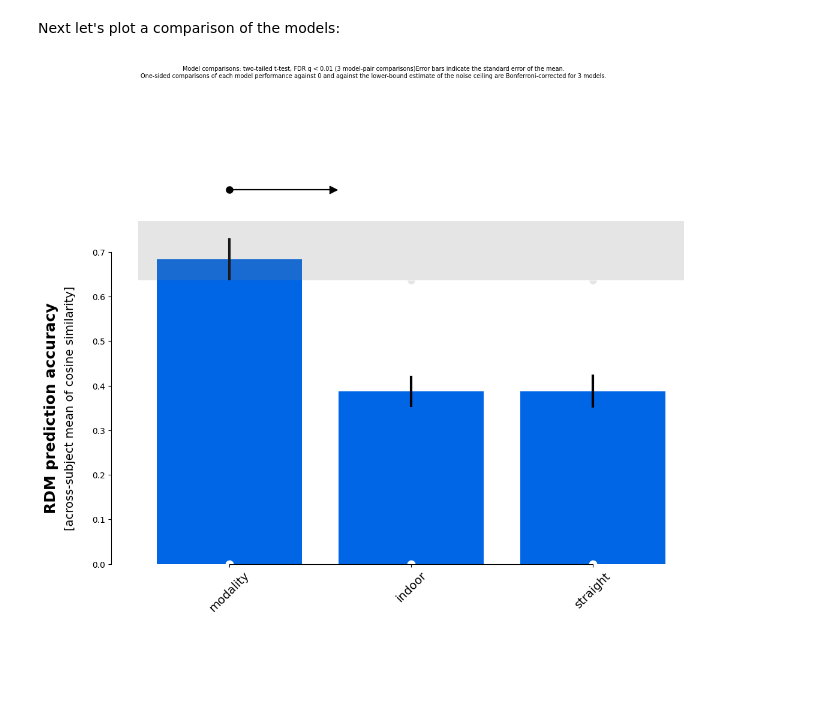
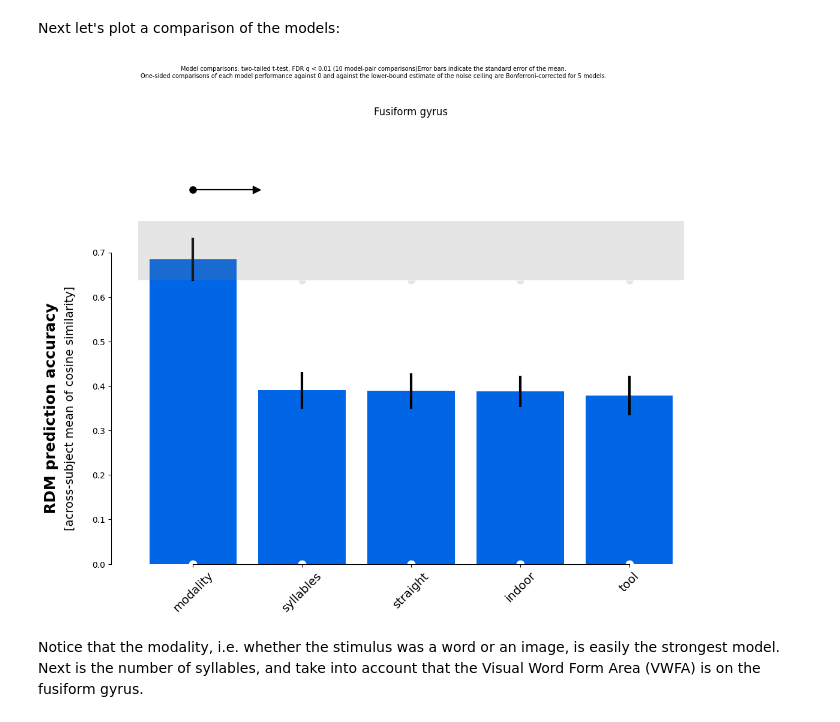
Before and after one commit to rsagroup/rsatoolbox, a Jupyter notebook: demos/demo_fmri_patterns.ipynb, the cells around one changed output. Saved outputs shown, nothing was run; the diff lists cells and outputs as text; code cells hidden in the pictures; blank space fills up the shorter version.

Commit message:
patterns demo instructions

```diff
--- a/demos/demo_fmri_patterns.ipynb
+++ b/demos/demo_fmri_patterns.ipynb
@@ -37,8 +62,6 @@ Loading..
 # %%
-
 subjects = metadata['subjects']
 conditions = metadata['conditions']
-dof = metadata['degrees_of_freedom']
+degrees_of_freedom = metadata['degrees_of_freedom']
 N_RUNS = 6
 subjects = ['07', '08', '09', '10', '11', '12', '13']
-regions_of_interest = ['fusiform', 'lingual', 'lateraloccipital', 'inferiortemporal']
@@ -50,8 +73,11 @@ for region_name in regions_of_interest:
     for sub in subjects:
         print(f'roi {region_name} sub {sub}')
 
+        # load the beta patterns for this subject and collapse the run dimension
         betas = data[f'betas_sub-{sub}_{region_name}']
         patterns = betas.reshape(-1, betas.shape[-1])
+
+        # create an rsatoolbox Dataset with the patterns
         ds = Dataset(
             measurements=patterns,
             descriptors=dict(sub=sub, roi=region_name),
@@ -61,17 +87,19 @@ for region_name in regions_of_interest:
             )
         )
 
+        # for every run, calculate the precision matrix from the residuals
         runwise_prec_matrix = []
         resids = data[f'resids_sub-{sub}_{region_name}']
         for r in range(N_RUNS):
             runwise_prec_matrix.append(
                 prec_from_residuals(
                     resids[r, :, :],
-                    dof=dof,
+                    dof=degrees_of_freedom,
                     method='shrinkage_diag'
                 )
             )
 
+        # calculate crossnobis RDMs from the patterns and precision matrices
         rdm_list.append(
             calc_rdm(
                 dataset=ds,
@@ -81,7 +109,7 @@ for region_name in regions_of_interest:
                 cv_descriptor='run',
             )
         )
-        #raise ValueError
-        del rdm_list[-1].descriptors['noise']
+
+        del rdm_list[-1].descriptors['noise'] # saves memory
 # %% [output]
 roi fusiform sub 07
@@ -120,11 +173,15 @@ Let's map the various stimulus properties of interest on a table
 # %%
 INDOOR = ['bagel', 'candle', 'clock', 'glass', 'kettle', 'knife', 'sponge', 'table']
 STRAIGHT = ['candle', 'knife', 'sponge', 'table', 'spade', 'ladder', 'brick', 'pedal']
+MONOSYL = ['knife', 'clock', 'spade', 'wheel', 'glass', 'sponge', 'glove', 'brick']
+TOOL = ['knife', 'sponge', 'spade', 'pedal', 'kettle', 'ladder', 'glass']
 df = pandas.DataFrame([dict(
     trial_type=c,
     indoor=float(c.split('_')[1] in INDOOR),
     straight=float(c.split('_')[1] in STRAIGHT),
-    modality=float('image_' in c)
+    syllables=float(c.split('_')[1] in MONOSYL),
+    tool=float(c.split('_')[1] in TOOL),
+    modality=float('image_' in c),
 ) for c in conditions])
 df.sample(5)
 # %% [output]
@@ -179,0 +219,3 @@ p-values are based on uncorrected t-tests
+# %%
+result_fusiform = eval_dual_bootstrap(models, fusiform_rdms)
+print(result_fusiform)
@@ -180,9 +234,10 @@ p-values are based on uncorrected t-tests
 # %% [markdown]
 Next let's plot a comparison of the models:
 # %%
-from rsatoolbox.vis.model_plot import plot_model_comparison
-
-fig, _, _ = plot_model_comparison(eval_result, sort=True)
+fig, _, _ = plot_model_comparison(result_fusiform, sort=True)
+plt.title('Fusiform gyrus')
 plt.show()
 # %% [output]
-[figure, old version]
+[figure, new version]
+# %% [markdown]
+Notice that the modality, i.e. whether the stimulus was a word or an image, is easily the strongest model. Next is the number of syllables, and take into account that the Visual Word Form Area (VWFA) is on the fusiform gyrus.
```
Also changed, not shown: parts of 30 cells of this notebook.
